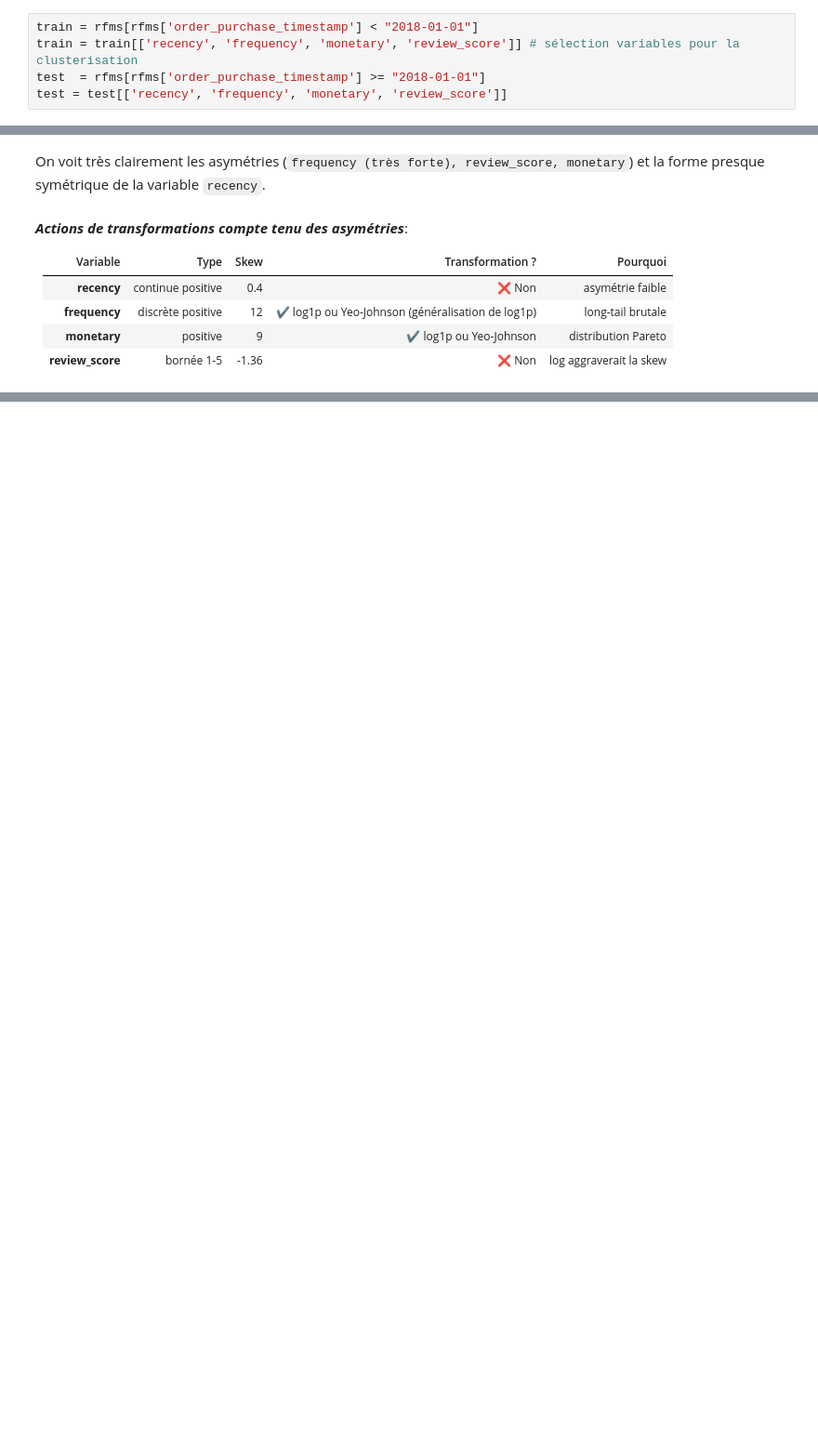
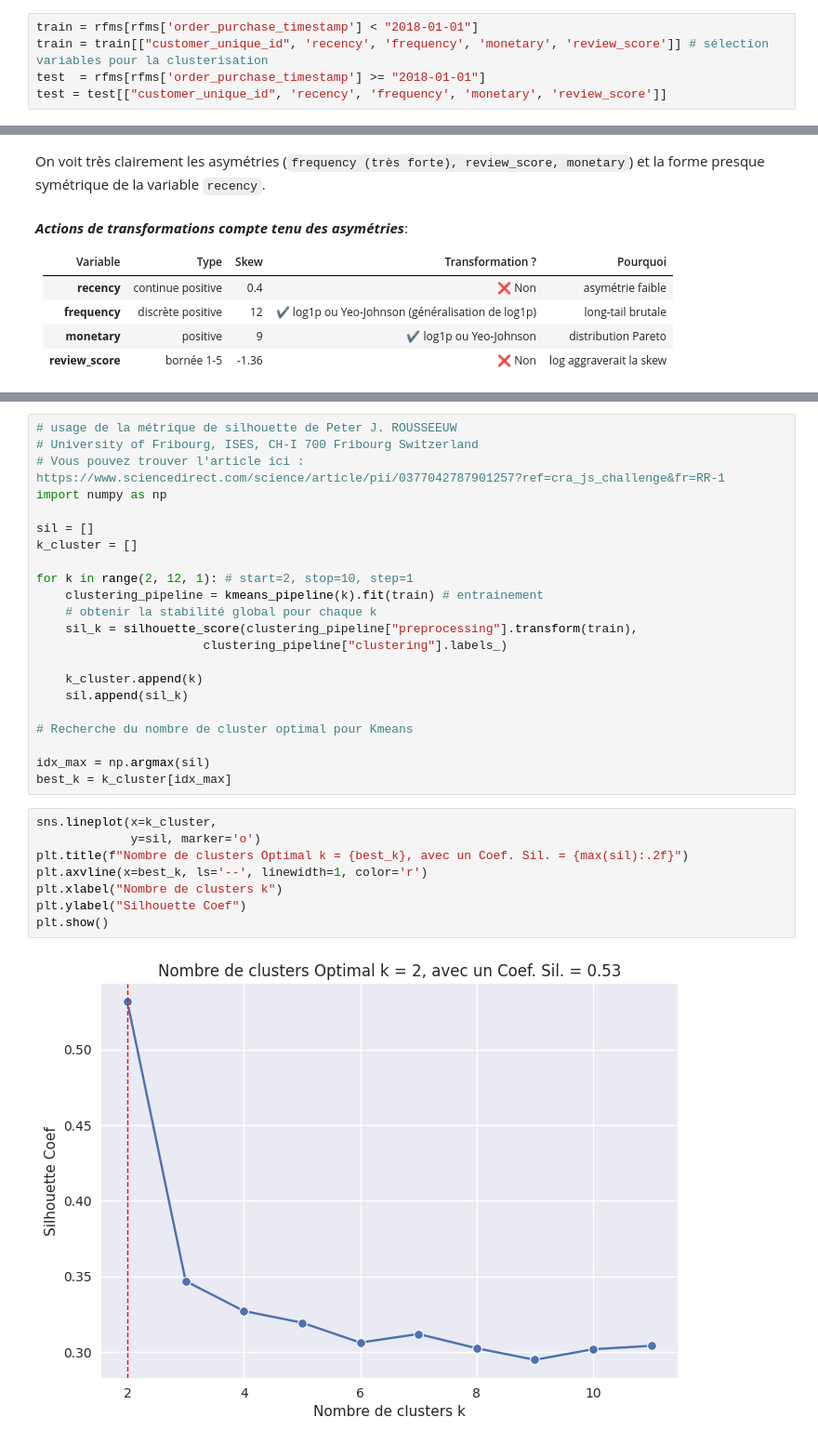
Before and after one commit to donat-konan33/olist-ecommerce-client-clustering, a Jupyter notebook: notebooks/02_clustering.ipynb, the cells around one changed output, grey strips where cells are left out. Shown at 93% size. Cells and saved outputs as stored; diff of their text form; blank space fills up the shorter version.

```diff
--- a/notebooks/02_clustering.ipynb
+++ b/notebooks/02_clustering.ipynb
@@ -148,9 +148,9 @@ Stratégie :
 | **Test**  | Janv → Déc 2018 | Évaluer la stabilité du modèle |
 # %%
 train = rfms[rfms['order_purchase_timestamp'] < "2018-01-01"]
-train = train[['recency', 'frequency', 'monetary', 'review_score']] # sélection variables pour la clusterisation
+train = train[["customer_unique_id", 'recency', 'frequency', 'monetary', 'review_score']] # sélection variables pour la clusterisation
 test  = rfms[rfms['order_purchase_timestamp'] >= "2018-01-01"]
-test = test[['recency', 'frequency', 'monetary', 'review_score']]
+test = test[["customer_unique_id", 'recency', 'frequency', 'monetary', 'review_score']]
 # %%
 print("La taille du jeu de train est : ", train.shape)
 print("La taille du jeu de test est : ", test.shape)
@@ -236,0 +268,32 @@ preprocessor = ColumnTransformer(                         # liste les différent
+# %%
+# usage de la métrique de silhouette de Peter J. ROUSSEEUW
+# University of Fribourg, ISES, CH-I 700 Fribourg Switzerland
+# Vous pouvez trouver l'article ici : https://www.sciencedirect.com/science/article/pii/0377042787901257?ref=cra_js_challenge&fr=RR-1
+import numpy as np
+
+sil = []
+k_cluster = []
+
+for k in range(2, 12, 1): # start=2, stop=10, step=1
+    clustering_pipeline = kmeans_pipeline(k).fit(train) # entrainement
+    # obtenir la stabilité global pour chaque k
+    sil_k = silhouette_score(clustering_pipeline["preprocessing"].transform(train),
+                       clustering_pipeline["clustering"].labels_)
+
+    k_cluster.append(k)
+    sil.append(sil_k)
+
+# Recherche du nombre de cluster optimal pour Kmeans
+
+idx_max = np.argmax(sil)
+best_k = k_cluster[idx_max]
+# %%
+sns.lineplot(x=k_cluster,
+             y=sil, marker='o')
+plt.title(f"Nombre de clusters Optimal k = {best_k}, avec un Coef. Sil. = {max(sil):.2f}")
+plt.axvline(x=best_k, ls='--', linewidth=1, color='r')
+plt.xlabel("Nombre de clusters k")
+plt.ylabel("Silhouette Coef")
+plt.show()
+# %% [output]
+[figure, added]
```
Also changed, not shown: parts of 43 cells of this notebook, 2 other files.
